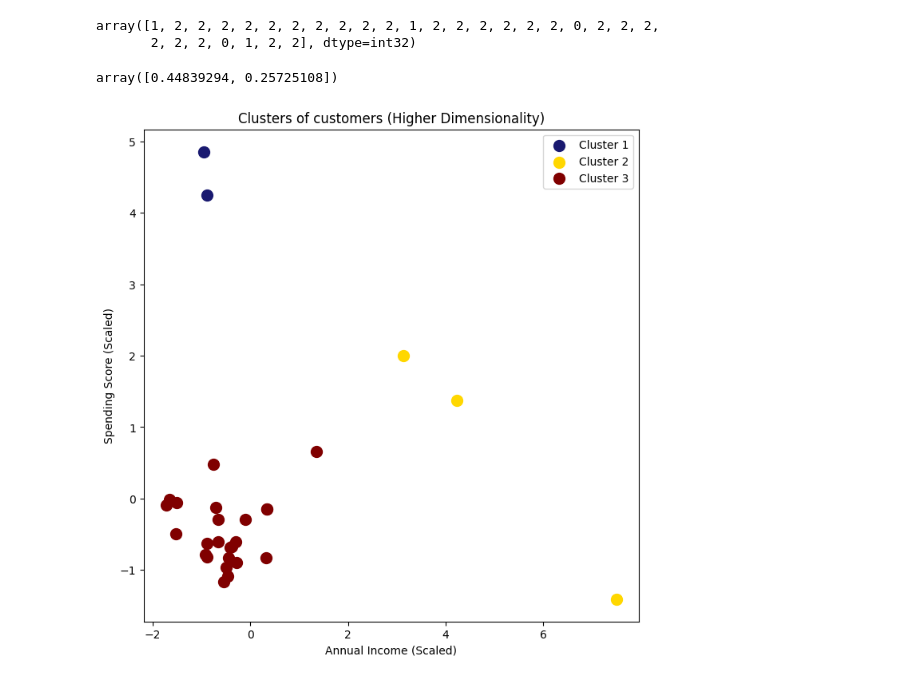
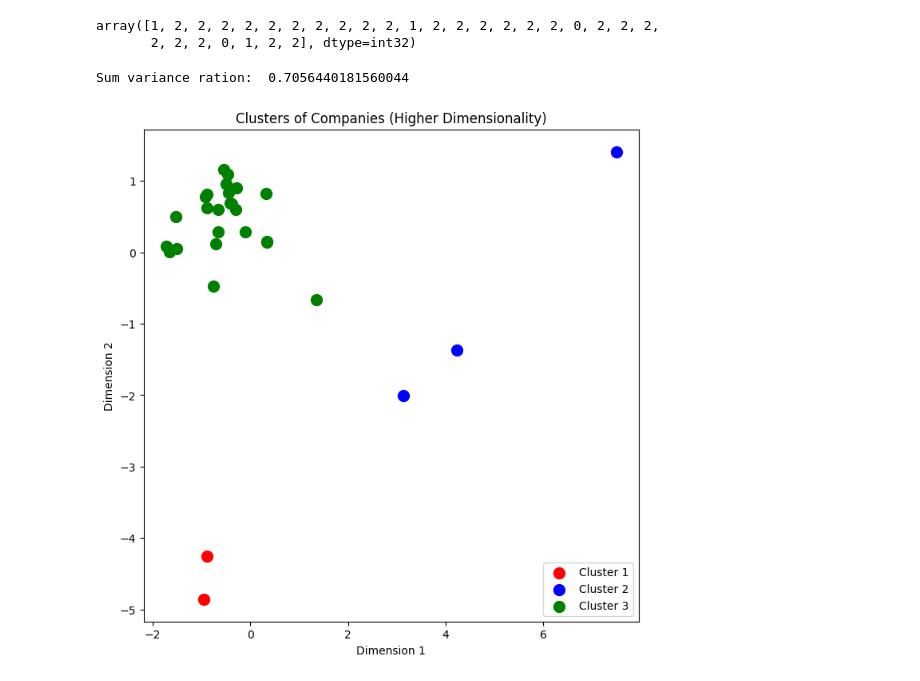
Before and after one commit to chidimo/AI-MSc, a Jupyter notebook: mldm - wk4 - clustering.ipynb, the cells around one changed output. Saved outputs shown, nothing was run; the diff lists cells and outputs as text; code cells hidden in the pictures.

```diff
--- a/mldm - wk4 - clustering.ipynb
+++ b/mldm - wk4 - clustering.ipynb
@@ -111,8 +93,12 @@ array([4, 2, 4, 2, 4, 2, 4, 2, 4, 2, 4, 2, 4, 2, 4, 2, 4, 2, 4, 2, 4, 2,
 # %%
 plt.figure(figsize=(8,8))
 colors = ['red', 'blue', 'green', 'cyan', 'magenta']
-for j in range(0, 5):
-    plt.scatter(X[y_means==j, 0], X[y_means==j,1], s=100, c=colors[j], label='Cluster 1')
+for j in range(0, num_clusters):
+    # creates a filter like so X[True/False, data_column]
+    # column 0 for annual income, 1 for spending score
+    x_axis = X[y_means==j, 0]
+    y_axis = X[y_means==j, 1]
+    plt.scatter(x_axis, y_axis, s=100, c=colors[j], label='Cluster 1')
 
 plt.scatter(kmeans.cluster_centers_[:, 0], kmeans.cluster_centers_[:, 1], s=300, c='gold', label='Centroids')
 plt.title('Clusters of customers (KMeans)')
@@ -137,7 +124,8 @@ plt.show()
 [figure]
 # %%
 from sklearn.cluster import AgglomerativeClustering
-hc = AgglomerativeClustering(n_clusters=5, metric='euclidean', linkage='ward')
+num_clusters = 5
+hc = AgglomerativeClustering(n_clusters=num_clusters, metric='euclidean', linkage='ward')
 y_hc = hc.fit_predict(X)
 y_hc
 # %% [output]
@@ -154,8 +142,10 @@ array([4, 3, 4, 3, 4, 3, 4, 3, 4, 3, 4, 3, 4, 3, 4, 3, 4, 3, 4, 3, 4, 3,
 # %%
 plt.figure(figsize=(8,8))
 colors = ['red', 'blue', 'green', 'cyan', 'midnightblue']
-for j in range(0, 5):
-    plt.scatter(X[y_hc==j, 0], X[y_hc==j,1], s=100, c=colors[j], label=f'Cluster {j+1}')
+for j in range(0, num_clusters):
+    x_axis = X[y_hc==j, 0]
+    y_axis = X[y_hc==j,1]
+    plt.scatter(x_axis, y_axis, s=100, c=colors[j], label=f'Cluster {j+1}')
 
 plt.title('Clusters of customers (HIERARCHICAL)')
 plt.xlabel('Annual Income (Scaled)')
@@ -203,7 +192,10 @@ array([-1,  0, -1,  0, -1,  0, -1, -1, -1,  0, -1, -1, -1,  0, -1,  0,  1,
 plt.figure(figsize=(8,8))
 colors = ['red', 'blue', 'green', 'cyan', 'magenta', 'brown']
 for j in range(0, 6):
-    plt.scatter(X[y_dbscan==j, 0], X[y_dbscan==j,1], s=100, c=colors[j], label=f'Cluster {j+1}')
+    x_axis = X[y_dbscan==j, 0]
+    y_axis = X[y_dbscan==j, 1]
+    plt.scatter(x_axis, y_axis, s=100, c=colors[j], label=f'Cluster {j+1}')
+
 plt.scatter(X[y_dbscan==-1,0], X[y_dbscan==-1,1], s=100, c='black', label='Noise')
 
 plt.title('Clusters of customers (DBSCAN)')
@@ -273,20 +255,23 @@ pca = PCA(n_components=2)
 X_reduced = pca.fit_transform(X)
 
 pca.explained_variance_ratio_
+print('Sum variance ration: ', sum(pca.explained_variance_ratio_))
 # %% [output]
-array([0.44839294, 0.25725108])
+Sum variance ration:  0.7056440181560044
 # %%
-colors = ['midnightblue', 'gold', 'maroon']
+colors = ['red', 'blue', 'green']
 
 plt.figure(figsize=(8,8))
 for i in range(3):
-    plt.scatter(X_reduced[y_kmeans==i, 0], X_reduced[y_kmeans==i,1], s=100, c=colors[i], label=f'Cluster {i+1}')
+    x_axis = [X_reduced[y_kmeans==i, 0]]
+    y_axis = [X_reduced[y_kmeans==i, 1]]
+    plt.scatter(x_axis, y_axis, s=100, c=colors[i], label=f'Cluster {i+1}')
 
-plt.title('Clusters of customers (Higher Dimensionality)')
-plt.xlabel('Annual Income (Scaled)')
-plt.ylabel('Spending Score (Scaled)')
+plt.title('Clusters of Companies (Higher Dimensionality)')
+plt.xlabel('Dimension 1')
+plt.ylabel('Dimension 2')
 plt.legend()
 plt.show()
 # %% [output]
-[figure, old version]
+[figure, new version]
 # %%
```
Also changed, not shown: parts of 9 cells of this notebook, 1 other file.
